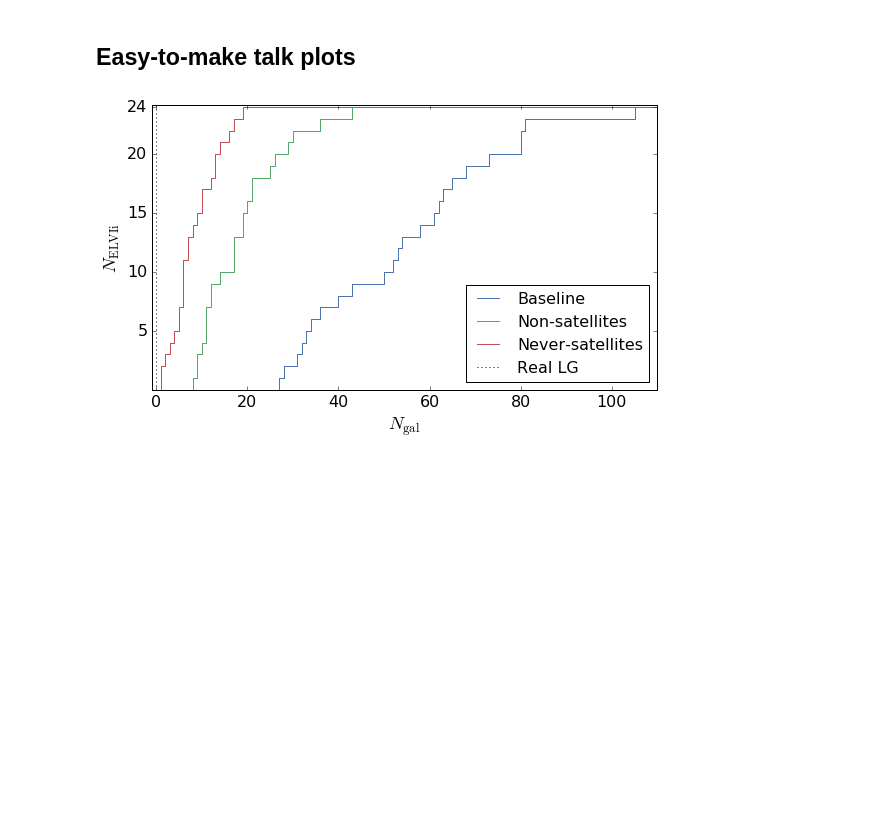
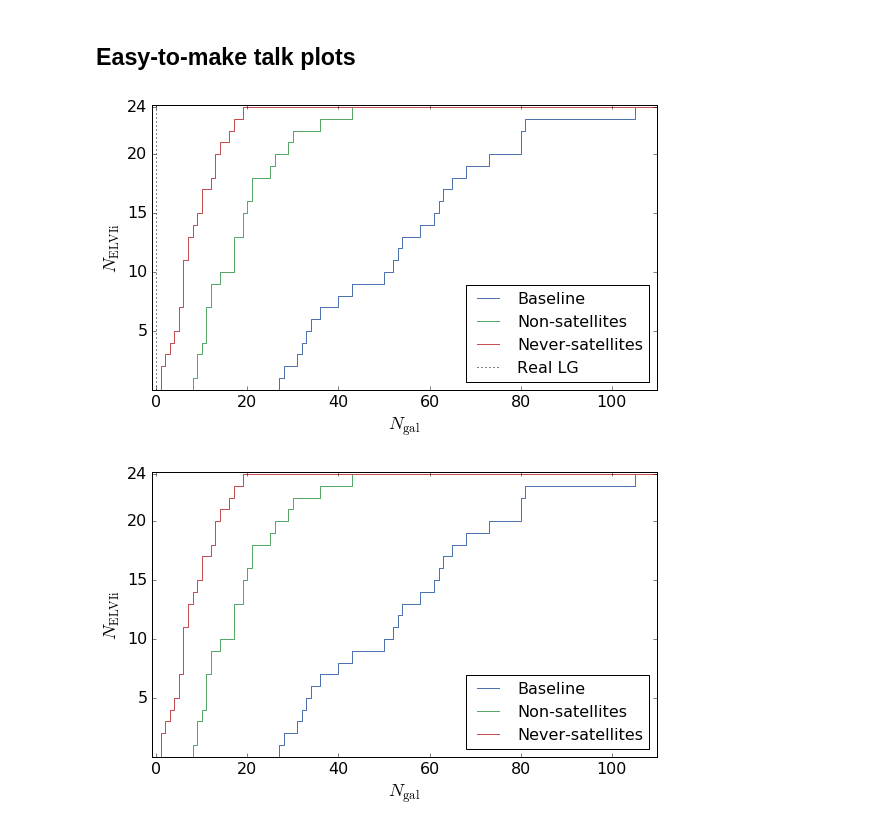
Before and after one commit to eteq/galvis, a Jupyter notebook: Plotting experiments.ipynb, the cells around one changed output. Cells and saved outputs as stored; diff of their text form; code cells hidden in the pictures; blank space fills up the shorter version.

```diff
--- a/Plotting experiments.ipynb
+++ b/Plotting experiments.ipynb
@@ -115,32 +115,40 @@ for tab in tabss:
     nows.append(np.sum(forall&~tab['sat_now']))
     evers.append(np.sum(forall&~tab['sat_ever']))
 # %%
-plt.figure(figsize=(8,5), facecolor='w')
+def make_elviicount_fig(reallgline=True):
+    plt.figure(figsize=(8,5), facecolor='w')
 
-toshow = ['nosatcut', 'nows', 'evers']
-ltoshow = [globals()[n] for n in toshow]
-labels = {'nosatcut':'Baseline',
-          'nows':'Non-satellites',
-          'evers':'Never-satellites'}
+    toshow = ['nosatcut', 'nows', 'evers']
+    ltoshow = [globals()[n] for n in toshow]
+    labels = {'nosatcut':'Baseline',
+              'nows':'Non-satellites',
+              'evers':'Never-satellites'}
 
-xmax = np.max([np.max(l) for l in ltoshow]) + 5
+    xmax = np.max([np.max(l) for l in ltoshow]) + 5
 
-for nm, lst in zip(toshow, ltoshow):
-    plt.step(np.append(np.sort(lst), xmax), np.arange(len(lst)+1), label=labels[nm])
+    for nm, lst in zip(toshow, ltoshow):
+        plt.step(np.append(np.sort(lst), xmax), np.arange(len(lst)+1), label=labels[nm])
 
-plt.axvline(0, ls=':', c='k', label='Real LG')
+    if reallgline:
+        plt.axvline(0, ls=':', c='k', label='Real LG')
 
-plt.legend(loc=0, fontsize=16)
+    plt.legend(loc=0, fontsize=16)
 
-plt.xlim(-1, xmax)
-plt.ylim(0, len(ltoshow[0])+.2)
-plt.xticks(fontsize=16)
-plt.yticks([5,10,15,20,24], fontsize=16)
+    plt.xlim(-1, xmax)
+    plt.ylim(0, len(ltoshow[0])+.2)
+    plt.xticks(fontsize=16)
+    plt.yticks([5,10,15,20,24], fontsize=16)
 
-plt.xlabel(r'$N_{\rm gal}$',fontsize=18)
-plt.ylabel(r'$N_{\rm ELVIi}$',fontsize=18)
+    plt.xlabel(r'$N_{\rm gal}$',fontsize=18)
+    plt.ylabel(r'$N_{\rm ELVIi}$',fontsize=18)
 
-plt.tight_layout()
+    plt.tight_layout()
+
+make_elviicount_fig()
 plt.savefig('/Users/erik/Documents/presentations/Hotsci2016/counts.pdf')
+
+make_elviicount_fig(False)
+plt.savefig('/Users/erik/Documents/presentations/Hotsci2016/counts_nolg.pdf')
 # %% [output]
 [figure]
+[figure, added]
```
Also changed, not shown: 2 other files.
